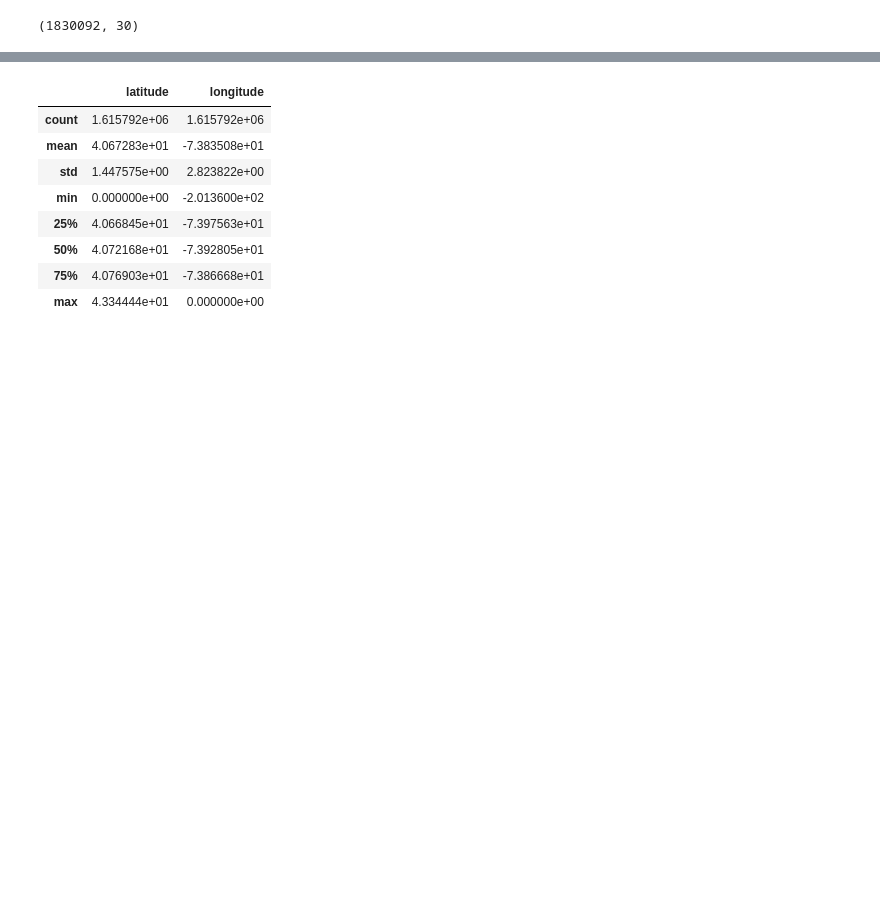
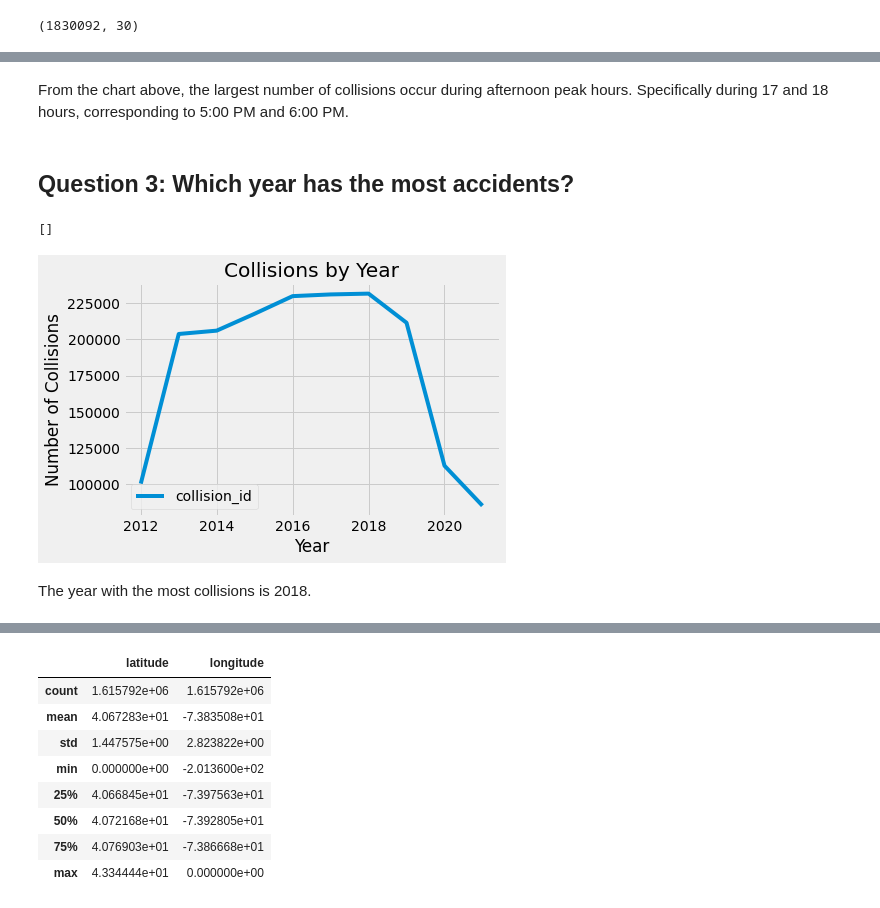
Before and after one commit to jordan-carson/data-engineering-nyc, a Jupyter notebook: src/part2_eda.ipynb, the cells around one changed output, grey strips where cells are left out. Drawn from its saved outputs; the diff is of its cells as text; code cells hidden in the pictures; blank space fills up the shorter version.

```diff
--- a/src/part2_eda.ipynb
+++ b/src/part2_eda.ipynb
@@ -89,0 +222,21 @@ There are 565,203 cases with no zip_code and 564,983 with no borough. Latitude a
+# %% [markdown]
+From the chart above, the largest number of collisions occur during afternoon peak hours. Specifically during 17 and 18 hours, corresponding to 5:00 PM and 6:00 PM.
+# %% [markdown]
+## Question 3: Which year has the most accidents?
+# %%
+def plot_collisions_by_year(data):
+    # pedestrians_injured = data.query("number_of_pedestrians_injured > 0 | number_of_pedestrians_killed > 0")
+    data['year'] = data['year'].astype(int)
+    p = data.groupby('year').agg({'collision_id': len}).sort_values(by='year', ascending=False)
+    p.plot()
+    plt.title('Collisions by Year')
+    plt.xlabel('Year')
+    plt.ylabel('Number of Collisions')
+    # sns.barchart(data=p, x='')
+    return plt.plot()
+plot_collisions_by_year(collision_df)
+# %% [output]
+[]
+[figure, added]
+# %% [markdown]
+The year with the most collisions is 2018.
```
Also changed, not shown: parts of 44 cells of this notebook.
